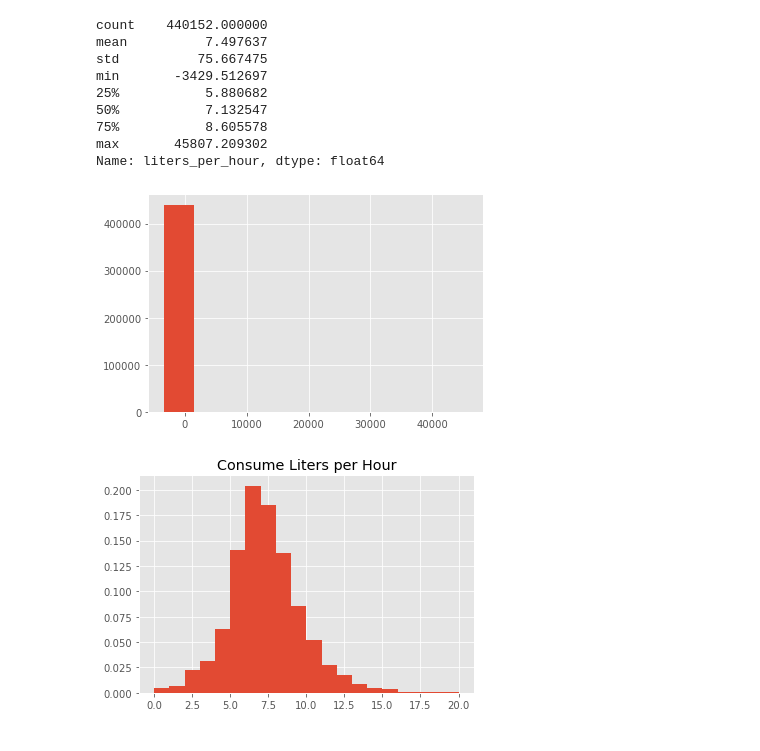
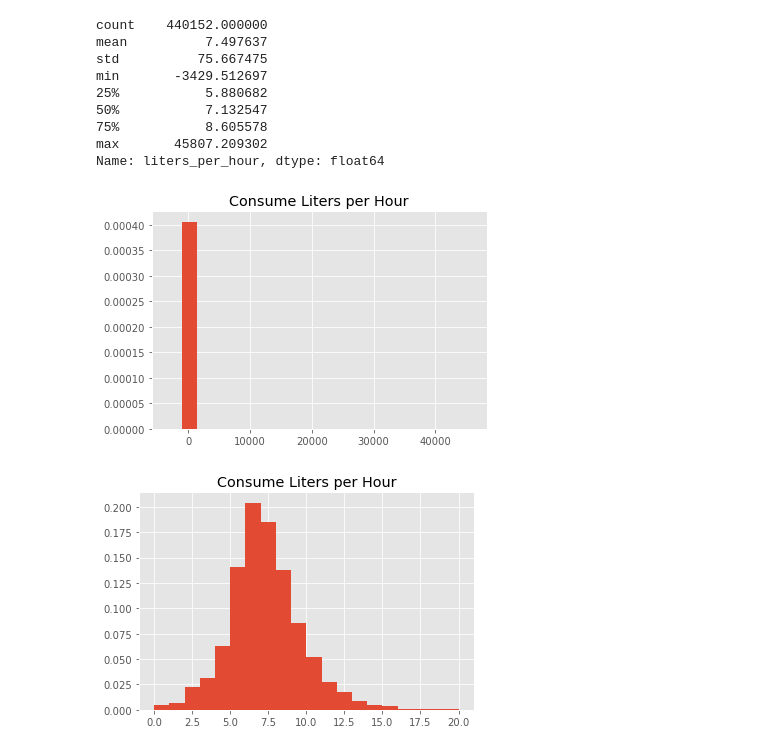
Before and after one commit to rgamerosl/capstone-project, a Jupyter notebook: cleaning_data.ipynb, the cells around one changed output. Saved outputs shown, nothing was run; the diff lists cells and outputs as text; code cells hidden in the pictures.

Commit message:
Little changes to export one raw histogram before cleaning the data

```diff
--- a/cleaning_data.ipynb
+++ b/cleaning_data.ipynb
@@ -132,11 +132,13 @@ min       -3429.512697
 75%           8.605578
 max       45807.209302
 Name: liters_per_hour, dtype: float64
-# %%
-plt.hist(df['liters_per_hour'])
-plt.show()
-# %% [output]
-[figure, removed]
+# %%
+plt.hist(df['liters_per_hour'], density=True, bins=20)
+plt.title("Consume Liters per Hour")
+plt.savefig('figures/raw-histogram-liters_per_hour.png')
+plt.show()
+# %% [output]
+[figure, added]
 # %%
 ### Save dataset with outliers for liters_per_hour
 # outliers1 = df.loc[abs(df['liters_per_hour']) > 20,]
```
